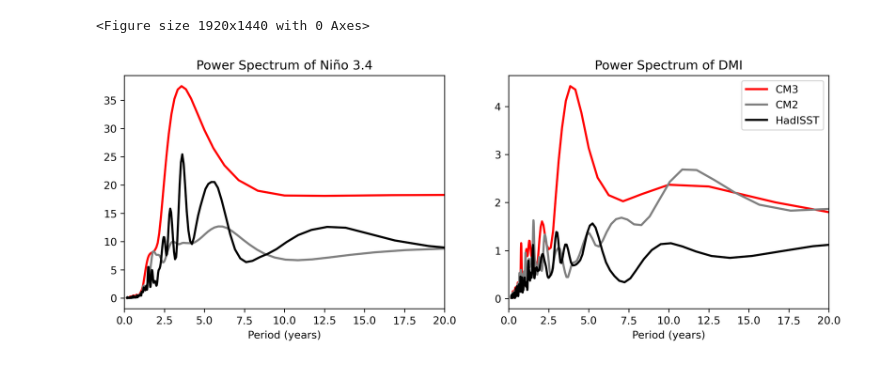
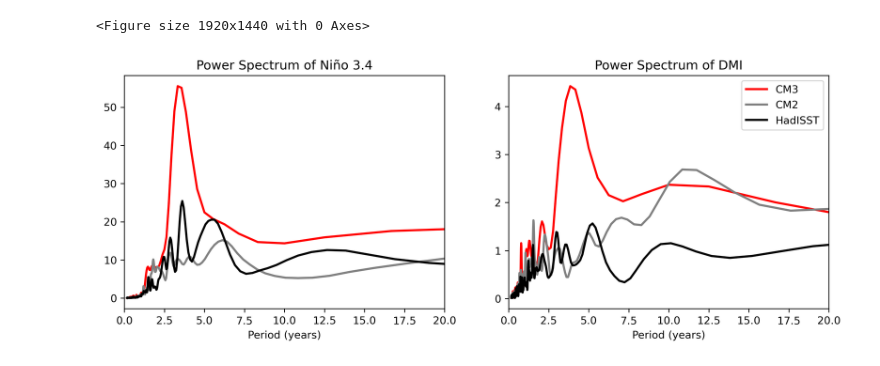
Before and after one commit to ACCESS-Community-Hub/access-cm3-paper-1, a Jupyter notebook: notebooks/polished-python/ENSO_IOD_properties.ipynb, the cells around one changed output. Saved outputs shown, nothing was run; the diff lists cells and outputs as text; code cells hidden in the pictures.

```diff
--- a/notebooks/polished-python/ENSO_IOD_properties.ipynb
+++ b/notebooks/polished-python/ENSO_IOD_properties.ipynb
@@ -648,12 +648,12 @@ fig, axs = plt.subplots(nrows=1, ncols=2, figsize=(12, 4))
 # Panel 1: Niño 3.4
 ax1 = axs[0]
 test_run_anom = test_run_nino34
-n34_freq_test_run, n34_fft_test_run = spectrum(xr.DataArray(test_run_anom.data), window_len=21, window='hanning')
+n34_freq_test_run, n34_fft_test_run = spectrum(xr.DataArray(test_run_anom.data), window_len=11, window='hanning')
 n34_freq_test_run = 12 * n34_freq_test_run
 ax1.plot(1 / n34_freq_test_run, n34_fft_test_run, linewidth=2, color='red', label=run1label)
 
 cm2_anom = cm2_nino34
-n34_freq_cm2, n34_fft_cm2 = spectrum(xr.DataArray(cm2_anom.data), window_len=21, window='hanning')
+n34_freq_cm2, n34_fft_cm2 = spectrum(xr.DataArray(cm2_anom.data), window_len=11, window='hanning')
 n34_freq_cm2 = 12 * n34_freq_cm2
 ax1.plot(1 / n34_freq_cm2, n34_fft_cm2, linewidth=2, color='grey', label='CM2')
 
@@ -664,34 +664,34 @@ ax1.plot(1 / n34_freq_obs, n34_fft_obs, linewidth=2, color='black', label='HadIS
 
 ax1.set_xlim(0, 20)
 ax1.set_xlabel('Period (years)')
 ax1.set_title('Power Spectrum of Niño 3.4')
 
 # Panel 2: DMI
 ax2 = axs[1]
 
 test_run_anom = test_run_dmi
 dmi_freq_test_run, dmi_fft_test_run = spectrum(xr.DataArray(test_run_anom.data), window_len=11, window='hanning')
 dmi_freq_test_run = 12 * dmi_freq_test_run
 ax2.plot(1 / dmi_freq_test_run, dmi_fft_test_run, linewidth=2, color='red', label=run1label)
 
 cm2_anom = cm2_dmi
 dmi_freq_cm2, dmi_fft_cm2 = spectrum(xr.DataArray(cm2_anom.data), window_len=11, window='hanning')
 dmi_freq_cm2 = 12 * dmi_freq_cm2
 ax2.plot(1 / dmi_freq_cm2, dmi_fft_cm2, linewidth=2, color='grey', label='CM2')
 
 obs_anom = obs_dmi
 dmi_freq_obs, dmi_fft_obs = spectrum(xr.DataArray(obs_anom.data), window_len=11, window='hanning')
 dmi_freq_obs = 12 * dmi_freq_obs
 ax2.plot(1 / dmi_freq_obs, dmi_fft_obs, linewidth=2, color='black', label='HadISST')
 
 # You can replicate the same structure here for DMI or any other dataset
 ax2.set_xlim(0, 20)
 ax2.set_xlabel('Period (years)')
 ax2.set_title('Power Spectrum of DMI')  # Update title and data accordingly
 ax2.legend()
 plt.savefig(plotfolder+"cm3_n34_dmi_powerspectra.png", bbox_inches="tight", dpi=500)
 # %% [output]
-[figure, old version]
+[figure, new version]
 # %%
 # #split into 100 year chunks
 
```
Also changed, not shown: parts of 2 cells of this notebook, 3 other files.
